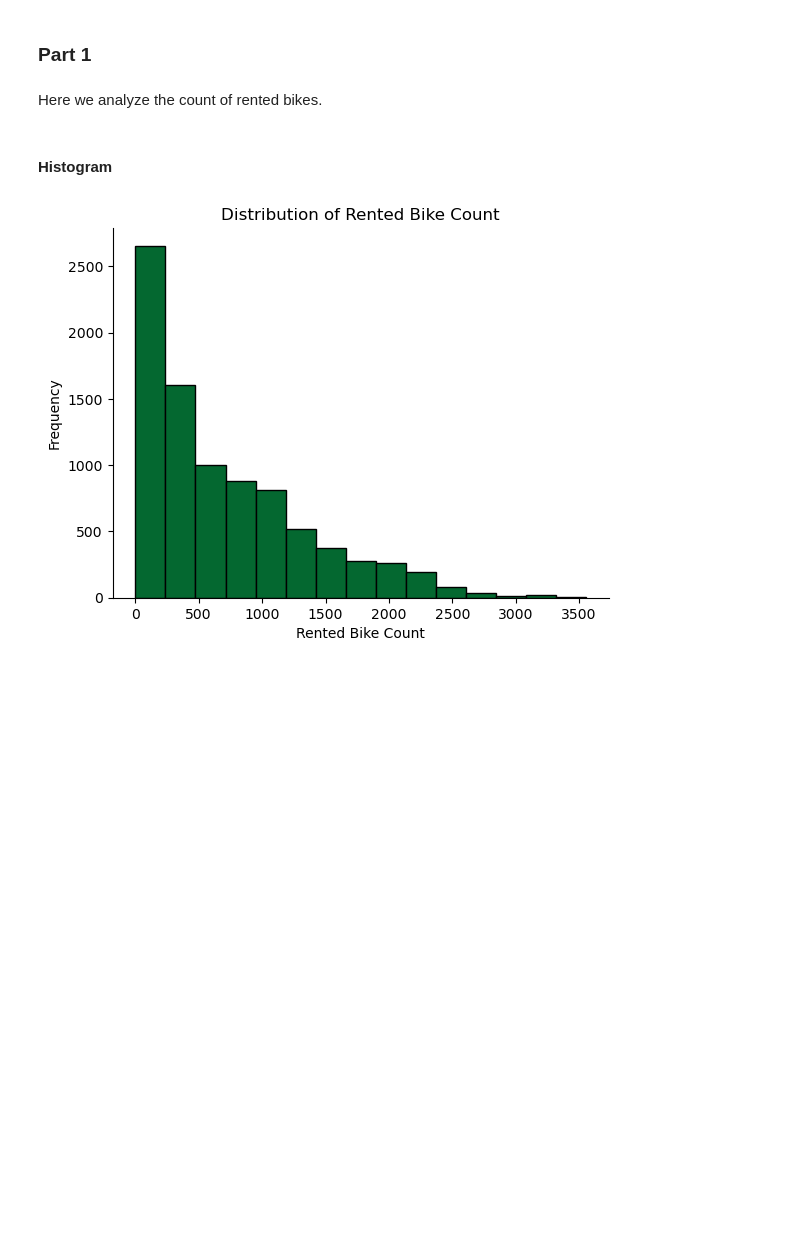
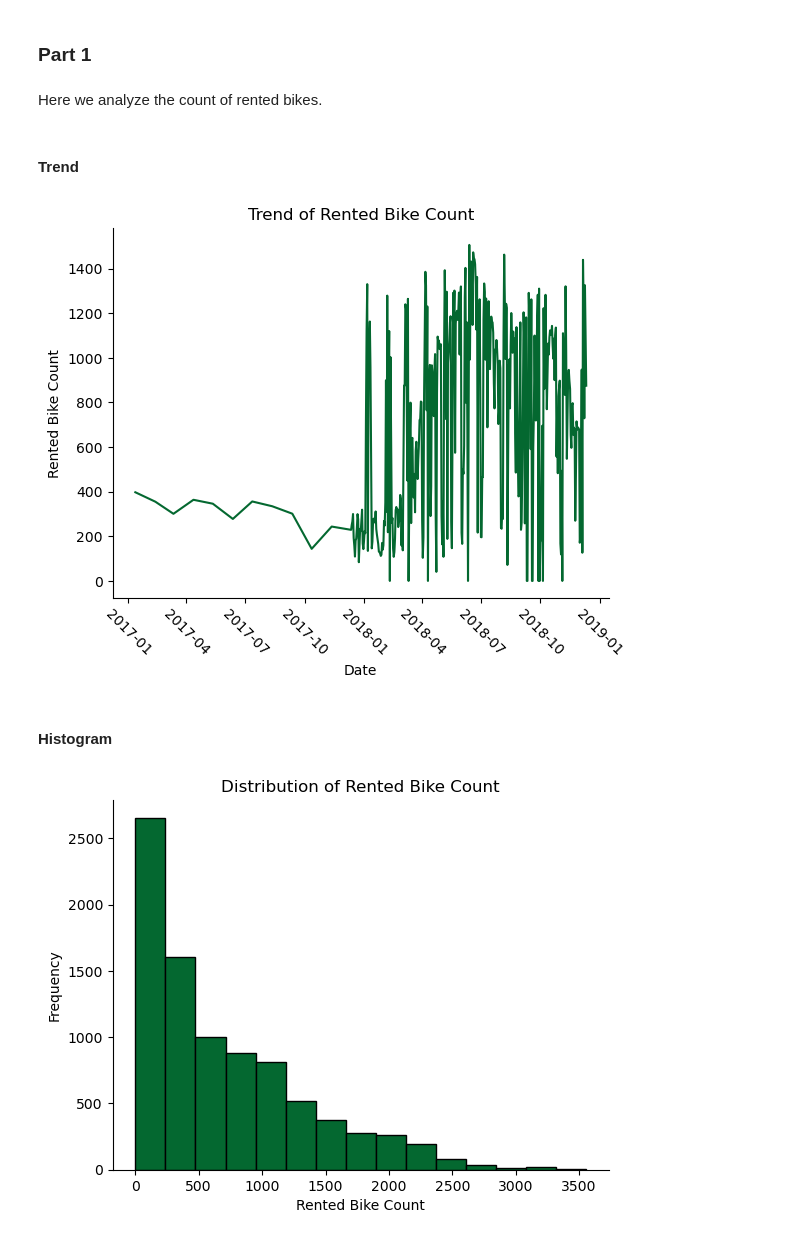
Before and after one commit to mozshen/TransportationPlanning, a Jupyter notebook: Project/Main.ipynb, the cells around one changed output. Saved outputs shown, nothing was run; the diff lists cells and outputs as text; code cells hidden in the pictures; blank space fills up the shorter version.

```diff
--- a/Project/Main.ipynb
+++ b/Project/Main.ipynb
@@ -54,6 +61,28 @@ d.head()
 ### Part 1
 # %% [markdown]
 Here we analyze the count of rented bikes.
+# %% [markdown]
+#### Trend
+# %%
+sns.lineplot(x=d['Date'],
+            y=d['Rented Bike Count'],
+            color='#046830',
+            ci= None
+            )
+
+# Set title and labels
+plt.title('Trend of Rented Bike Count')
+plt.xlabel('Date')
+plt.ylabel('Rented Bike Count')
+
+plt.xticks(rotation= -45)
+# Remove unnecessary spines
+plt.gca().spines['top'].set_visible(False)
+plt.gca().spines['right'].set_visible(False)
+
+plt.show()
+# %% [output]
+[figure, added]
 # %% [markdown]
 #### Histogram
 # %%
```
Also changed, not shown: parts of 26 cells of this notebook, 2 other files.
